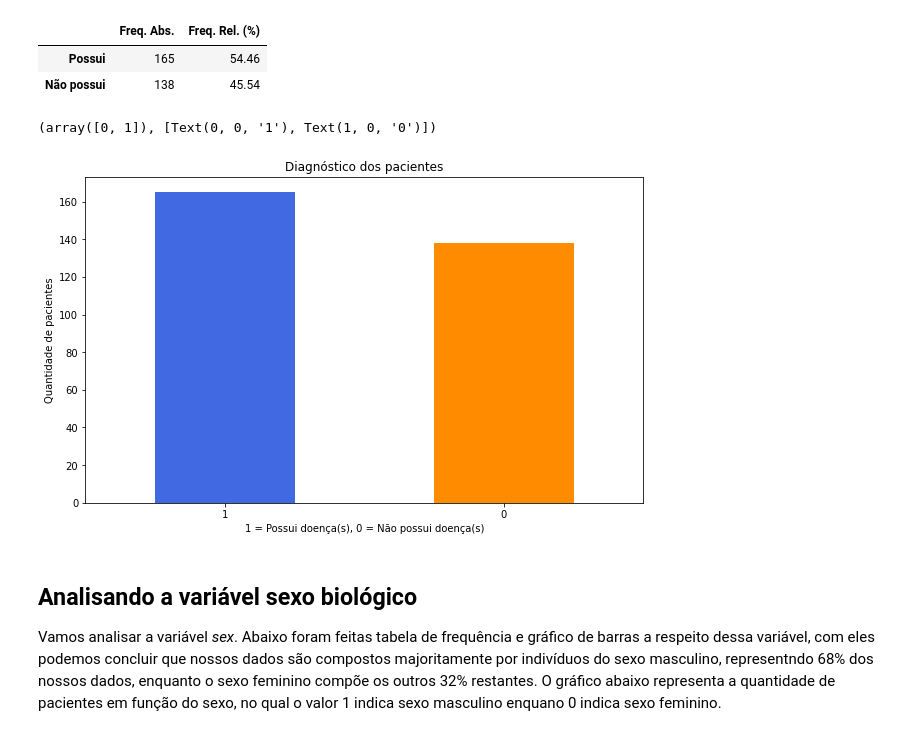
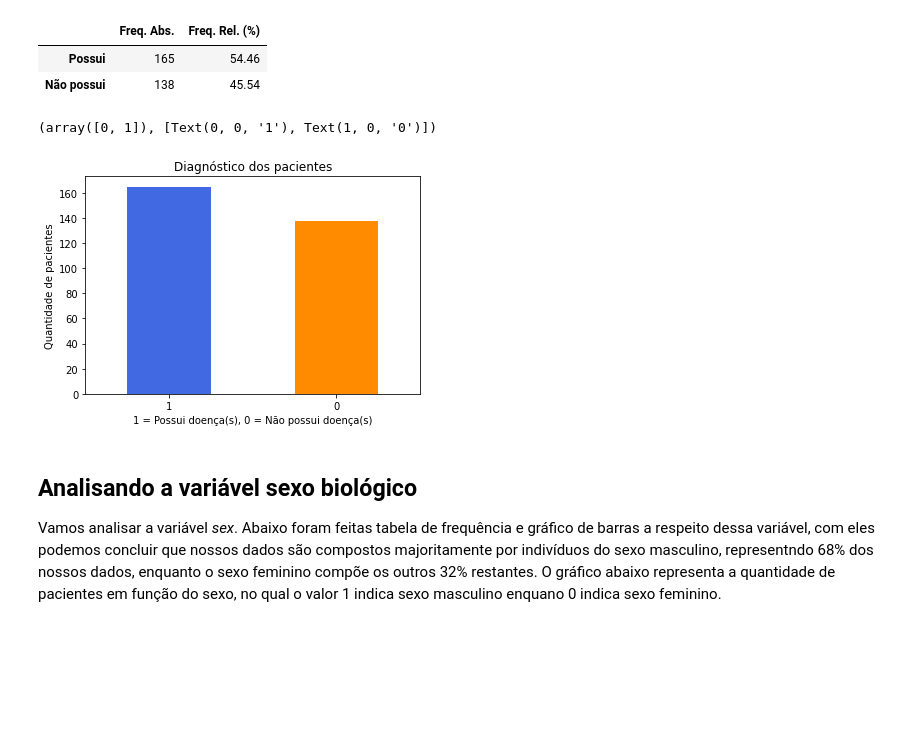
Before and after one commit to ej0733/machine-learning-projects, a Jupyter notebook: heart-disease-classification.ipynb, the cells around one changed output. Drawn from its saved outputs; the diff is of its cells as text; code cells hidden in the pictures; blank space fills up the shorter version.

```diff
--- a/heart-disease-classification.ipynb
+++ b/heart-disease-classification.ipynb
@@ -94,15 +102,15 @@ pd.DataFrame(freq_tab).rename(index={1: 'Possui', 0: 'Não possui'})
 | Possui | 165 | 54.46 |
 | Não possui | 138 | 45.54 |
 # %%
-df['target'].value_counts().plot(kind='bar', figsize=(10, 6), color=['royalblue', 'darkorange'])
+df['target'].value_counts().plot(kind='bar', color=['royalblue', 'darkorange'])
 
 plt.title('Diagnóstico dos pacientes')
 plt.xlabel('1 = Possui doença(s), 0 = Não possui doença(s)')
 plt.ylabel('Quantidade de pacientes')
 plt.xticks(rotation=0)
 # %% [output]
 (array([0, 1]), [Text(0, 0, '1'), Text(1, 0, '0')])
-[figure, old version]
+[figure, new version]
 # %% [markdown]
 ## Analisando a variável sexo biológico
 
```
Also changed, not shown: parts of 15 cells of this notebook.
